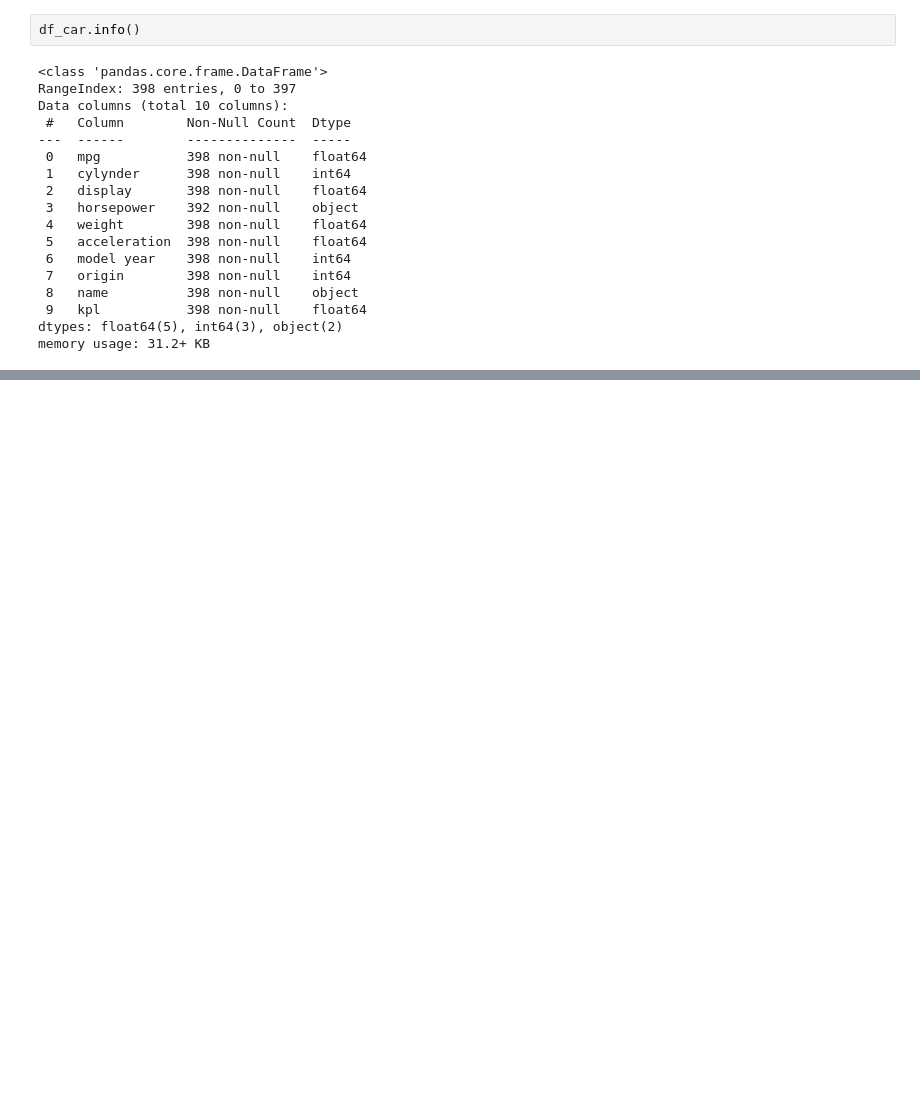
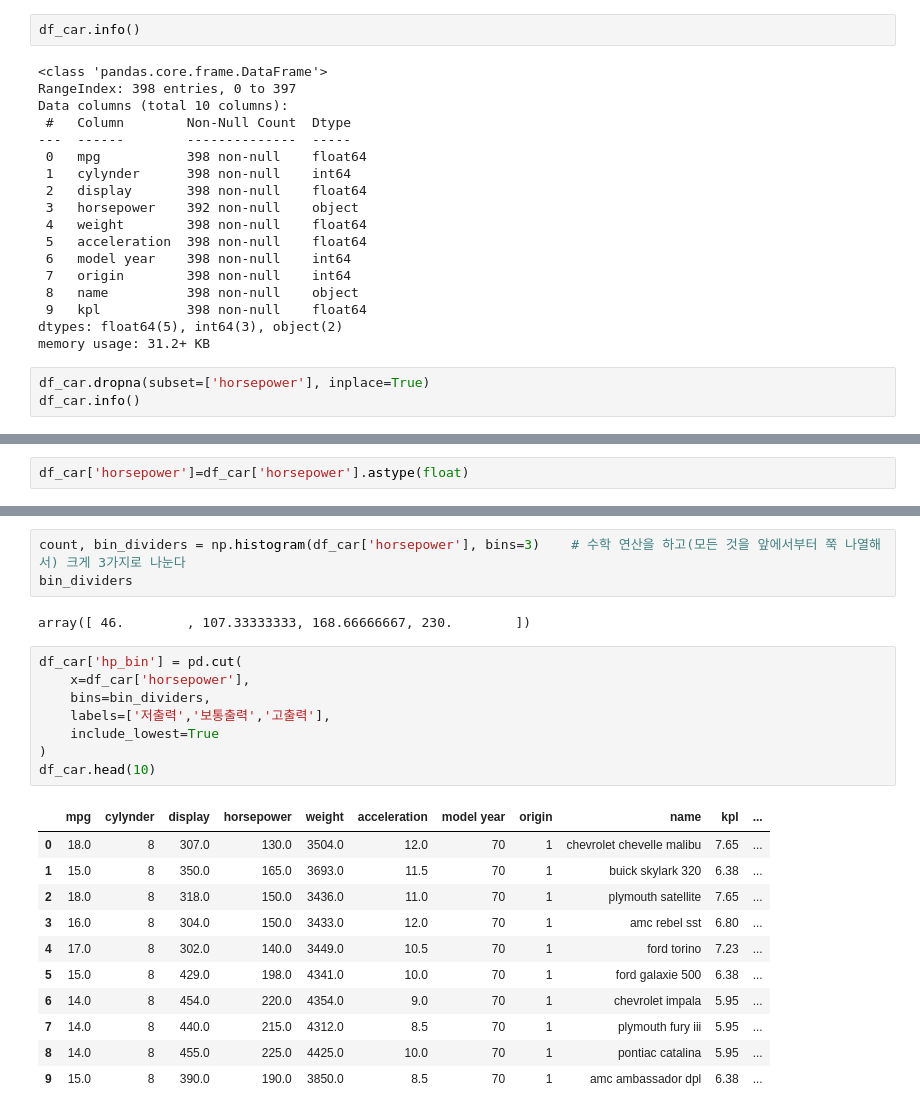
Before and after one commit to badgelatte/nhnacademy_10months, a Jupyter notebook: C_11/Day1/TodayClass/module06.ipynb, the cells around one changed output, grey strips where cells are left out. Cells and saved outputs as stored; diff of their text form; blank space fills up the shorter version.

```diff
--- a/C_11/Day1/TodayClass/module06.ipynb
+++ b/C_11/Day1/TodayClass/module06.ipynb
@@ -486,3 +486,6 @@ Data columns (total 10 columns):
  9   kpl           398 non-null    float64
 dtypes: float64(5), int64(3), object(2)
 memory usage: 31.2+ KB
+# %%
+df_car.dropna(subset=['horsepower'], inplace=True)
+df_car.info()
@@ -488,0 +510,2 @@ memory usage: 31.2+ KB
+# %%
+df_car['horsepower']=df_car['horsepower'].astype(float)
@@ -488,0 +544,25 @@ memory usage: 31.2+ KB
+# %%
+count, bin_dividers = np.histogram(df_car['horsepower'], bins=3)    # 수학 연산을 하고(모든 것을 앞에서부터 쭉 나열해서) 크게 3가지로 나눈다
+bin_dividers
+# %% [output]
+array([ 46.        , 107.33333333, 168.66666667, 230.        ])
+# %%
+df_car['hp_bin'] = pd.cut(
+    x=df_car['horsepower'],
+    bins=bin_dividers,
+    labels=['저출력','보통출력','고출력'],
+    include_lowest=True
+)
+df_car.head(10)
+# %% [output]
+|  | mpg | cylynder | display | horsepower | weight | acceleration | model year | origin | name | kpl | ... |
+| 0 | 18.0 | 8 | 307.0 | 130.0 | 3504.0 | 12.0 | 70 | 1 | chevrolet chevelle malibu | 7.65 | ... |
+| 1 | 15.0 | 8 | 350.0 | 165.0 | 3693.0 | 11.5 | 70 | 1 | buick skylark 320 | 6.38 | ... |
+| 2 | 18.0 | 8 | 318.0 | 150.0 | 3436.0 | 11.0 | 70 | 1 | plymouth satellite | 7.65 | ... |
+| 3 | 16.0 | 8 | 304.0 | 150.0 | 3433.0 | 12.0 | 70 | 1 | amc rebel sst | 6.80 | ... |
+| 4 | 17.0 | 8 | 302.0 | 140.0 | 3449.0 | 10.5 | 70 | 1 | ford torino | 7.23 | ... |
+| 5 | 15.0 | 8 | 429.0 | 198.0 | 4341.0 | 10.0 | 70 | 1 | ford galaxie 500 | 6.38 | ... |
+| 6 | 14.0 | 8 | 454.0 | 220.0 | 4354.0 | 9.0 | 70 | 1 | chevrolet impala | 5.95 | ... |
+| 7 | 14.0 | 8 | 440.0 | 215.0 | 4312.0 | 8.5 | 70 | 1 | plymouth fury iii | 5.95 | ... |
+| 8 | 14.0 | 8 | 455.0 | 225.0 | 4425.0 | 10.0 | 70 | 1 | pontiac catalina | 5.95 | ... |
+| 9 | 15.0 | 8 | 390.0 | 190.0 | 3850.0 | 8.5 | 70 | 1 | amc ambassador dpl | 6.38 | ... |
```
Also changed, not shown: parts of 16 cells of this notebook.
